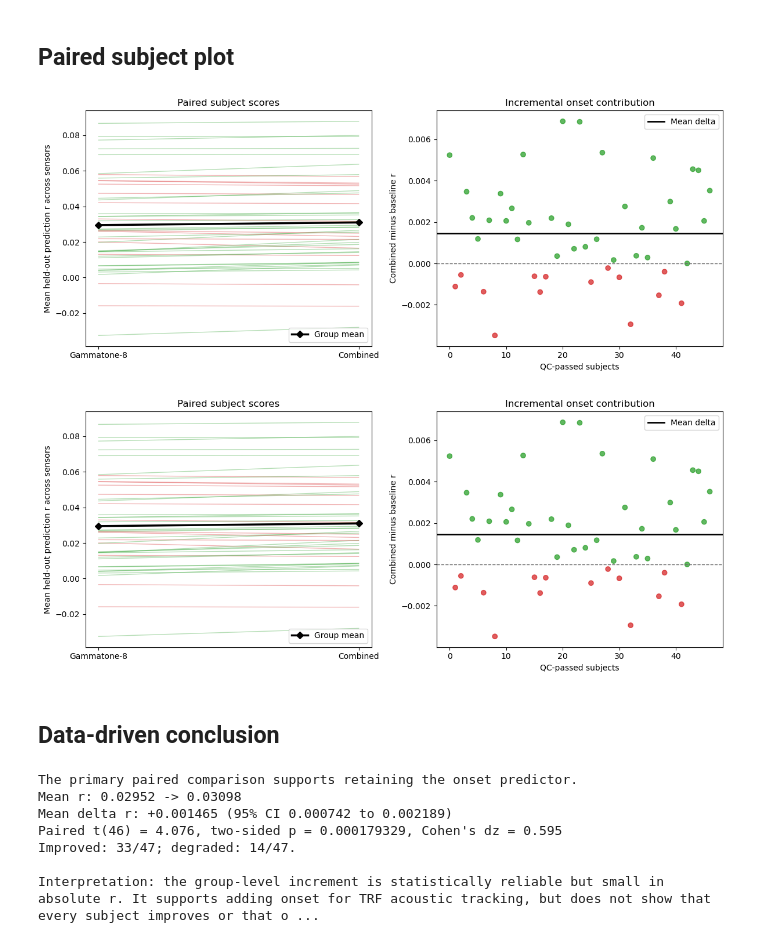
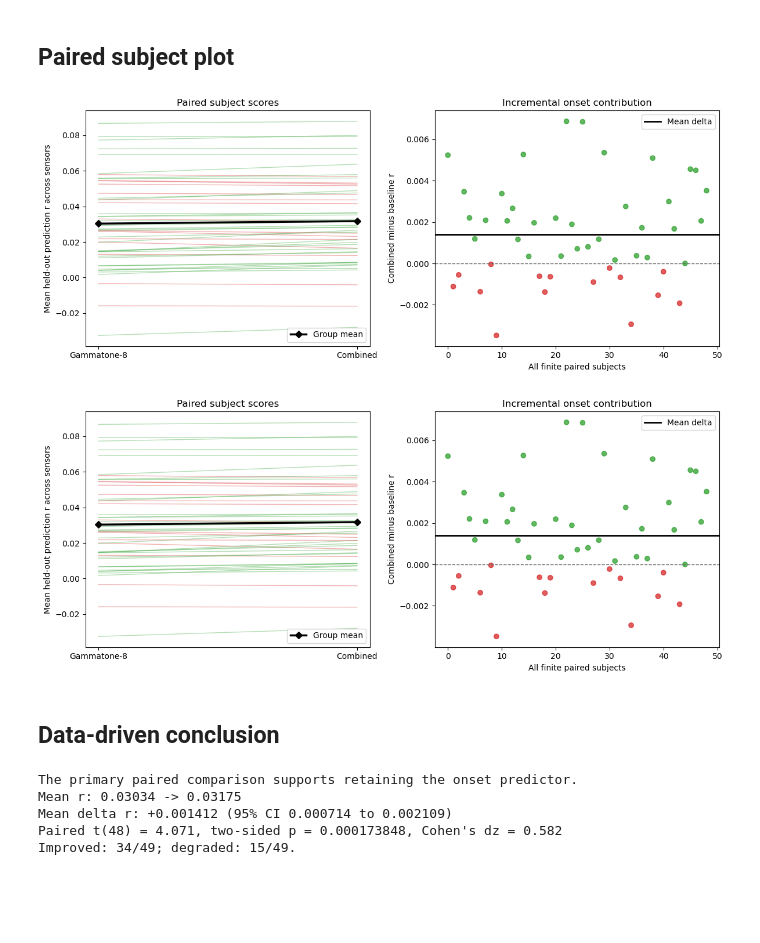
Before and after one commit to Daffodil404/alice-comprehension-neural-prediction, a Jupyter notebook: analysis/trf_pipeline/statistics/paired_ttest_onset8.ipynb, the cells around one changed output. Cells and saved outputs as stored; diff of their text form; code cells hidden in the pictures; blank space fills up the shorter version.

```diff
--- a/analysis/trf_pipeline/statistics/paired_ttest_onset8.ipynb
+++ b/analysis/trf_pipeline/statistics/paired_ttest_onset8.ipynb
@@ -54,6 +52,7 @@ SUMMARY_OUTPUT_PATH = OUTPUT_DIR / 'gammatone_8_plus_onset_8_paired_ttest.csv'
 BASELINE_MODEL = 'gammatone-8'
 COMBINED_MODEL = 'gammatone-8 + gammatone-on-8'
 METRIC = 'tracking_r_mean'
+AUD_MONITOR_UNVERIFIED_SUBJECTS = {'sub-09', 'sub-16'}
 BAD_MASTOID_REFERENCE_SUBJECTS = {'sub-11', 'sub-25', 'sub-26', 'sub-48'}
 CONTROLLED_COLUMNS = (
     'estimator', 'raw', 'epoch', 'reference', 'inv',
@@ -145,20 +144,29 @@ paired['outcome'] = np.select(
     [paired['delta_tracking_r'] > 0, paired['delta_tracking_r'] < 0],
     ['improved', 'degraded'], default='unchanged',
 )
-paired['include_primary_qc'] = (
-    paired['include_gammatone_8'] & paired['include_combined']
-)
 paired['include_all_finite'] = (
     paired['status_gammatone_8'].eq('ok')
     & paired['status_combined'].eq('ok')
     & paired['finite_gammatone_8']
     & paired['finite_combined']
 )
+paired['aud_monitor_qc'] = np.where(
+    paired['subject'].isin(AUD_MONITOR_UNVERIFIED_SUBJECTS),
+    'unverified_invalid_AUD', 'pass',
+)
 paired['mastoid_reference_qc'] = np.where(
     paired['subject'].isin(BAD_MASTOID_REFERENCE_SUBJECTS), 'fail', 'pass'
 )
-paired['include_primary_without_bad_mastoid'] = (
-    paired['include_primary_qc'] & paired['mastoid_reference_qc'].eq('pass')
+paired['include_primary'] = paired['include_all_finite']
+paired['include_without_invalid_aud'] = (
+    paired['include_all_finite'] & paired['aud_monitor_qc'].eq('pass')
+)
+paired['include_without_bad_mastoid'] = (
+    paired['include_all_finite'] & paired['mastoid_reference_qc'].eq('pass')
+)
+paired['include_strict_qc'] = (
+    paired['include_without_invalid_aud']
+    & paired['mastoid_reference_qc'].eq('pass')
 )
 paired['subject_number'] = paired['subject'].str.removeprefix('sub-').astype(int)
 paired = paired.sort_values('subject_number').drop(columns='subject_number')
@@ -246,10 +254,10 @@ def summarize_paired_test(name, criterion, table):
         ),
     }
 
-primary = paired.loc[paired['include_primary_qc']].copy()
+primary = paired.loc[paired['include_primary']].copy()
 primary_result = summarize_paired_test(
-    'primary_qc',
-    'Both models pass existing TRF and audio-alignment QC',
+    'primary_all_finite',
+    'Both models completed with finite paired results',
     primary,
 )
 pd.Series(primary_result)
@@ -376,40 +398,40 @@ figure, axes = plt.subplots(1, 2, figsize=(12, 5))
 x = np.array([0, 1])
 for row in primary.itertuples():
     values = [row.tracking_r_gammatone_8, row.tracking_r_combined]
     color = 'tab:green' if row.delta_tracking_r > 0 else 'tab:red'
     axes[0].plot(x, values, color=color, alpha=0.35, linewidth=1)
 axes[0].plot(
     x,
     [primary['tracking_r_gammatone_8'].mean(), primary['tracking_r_combined'].mean()],
     color='black', marker='D', linewidth=2.5, label='Group mean',
 )
 axes[0].set_xticks(x, ['Gammatone-8', 'Combined'])
 axes[0].set_ylabel('Mean held-out prediction r across sensors')
 axes[0].set_title('Paired subject scores')
 axes[0].legend()
 
 axes[1].axhline(0, color='0.4', linestyle='--', linewidth=1)
 colors = np.where(primary['delta_tracking_r'] > 0, 'tab:green', 'tab:red')
 axes[1].scatter(
     np.arange(len(primary)), primary['delta_tracking_r'], c=colors, alpha=0.75
 )
 axes[1].axhline(
     primary['delta_tracking_r'].mean(), color='black', linewidth=2, label='Mean delta'
 )
-axes[1].set_xlabel('QC-passed subjects')
+axes[1].set_xlabel('All finite paired subjects')
 axes[1].set_ylabel('Combined minus baseline r')
 axes[1].set_title('Incremental onset contribution')
 axes[1].legend()
 
 figure.tight_layout()
 figure
 # %% [output]
-[figure, old version]
+[figure, new version]
-[figure, old version]
+[figure, new version]
 # %% [markdown]
 ## Data-driven conclusion
 # %%
-result = summary.set_index('analysis').loc['primary_qc']
+result = summary.set_index('analysis').loc['primary_all_finite']
 decision = (
     'supports retaining the onset predictor'
     if result['supports_positive_increment_alpha_0_05']
@@ -428,9 +450,7 @@ print(
 )
 # %% [output]
 The primary paired comparison supports retaining the onset predictor.
-Mean r: 0.02952 -> 0.03098
-Mean delta r: +0.001465 (95% CI 0.000742 to 0.002189)
-Paired t(46) = 4.076, two-sided p = 0.000179329, Cohen's dz = 0.595
-Improved: 33/47; degraded: 14/47.
-
-Interpretation: the group-level increment is statistically reliable but small in absolute r. It supports adding onset for TRF acoustic tracking, but does not show that every subject improves or that o ...
+Mean r: 0.03034 -> 0.03175
+Mean delta r: +0.001412 (95% CI 0.000714 to 0.002109)
+Paired t(48) = 4.071, two-sided p = 0.000173848, Cohen's dz = 0.582
+Improved: 34/49; degraded: 15/49.
```
Also changed, not shown: parts of 7 cells of this notebook, 2 other files.
